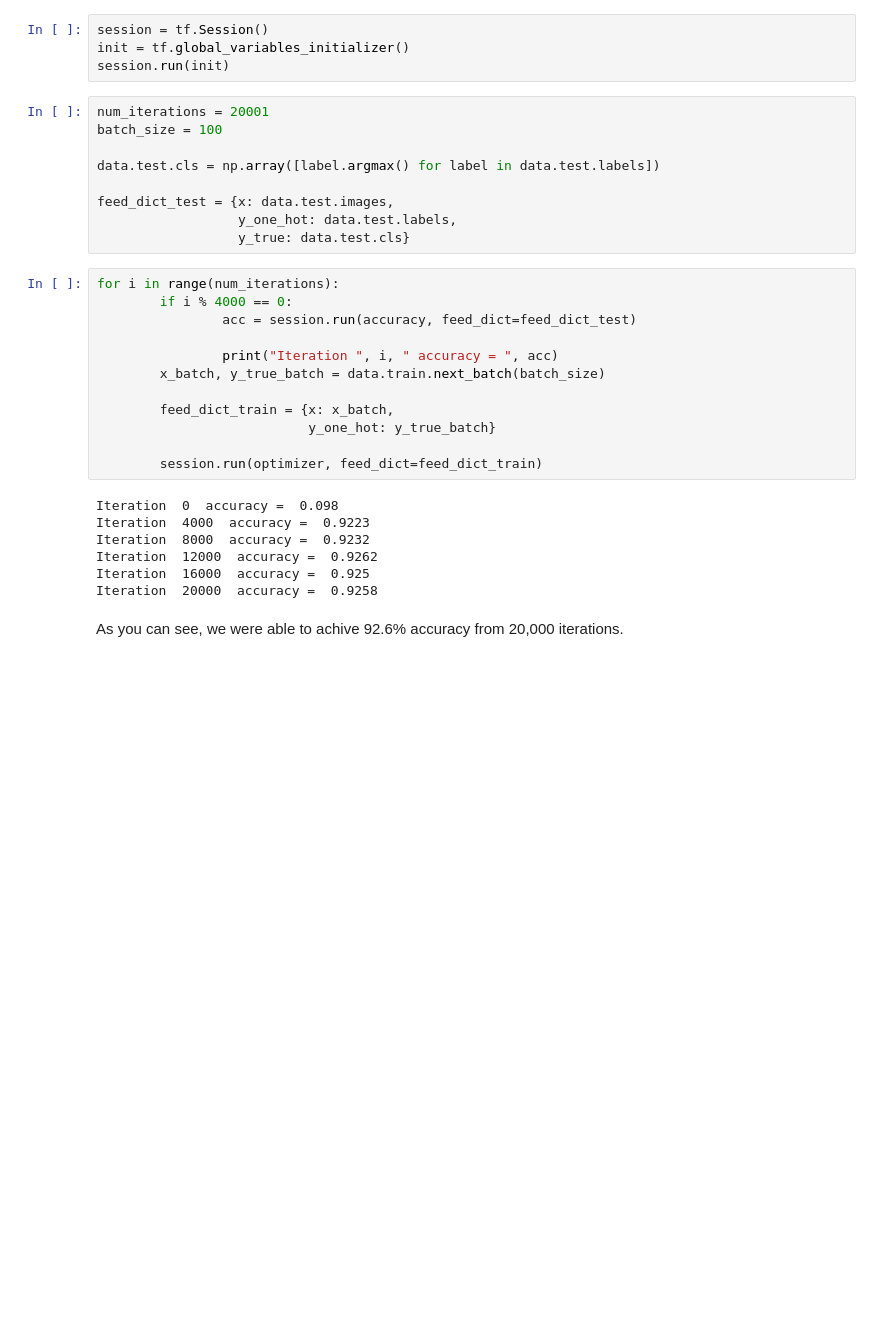
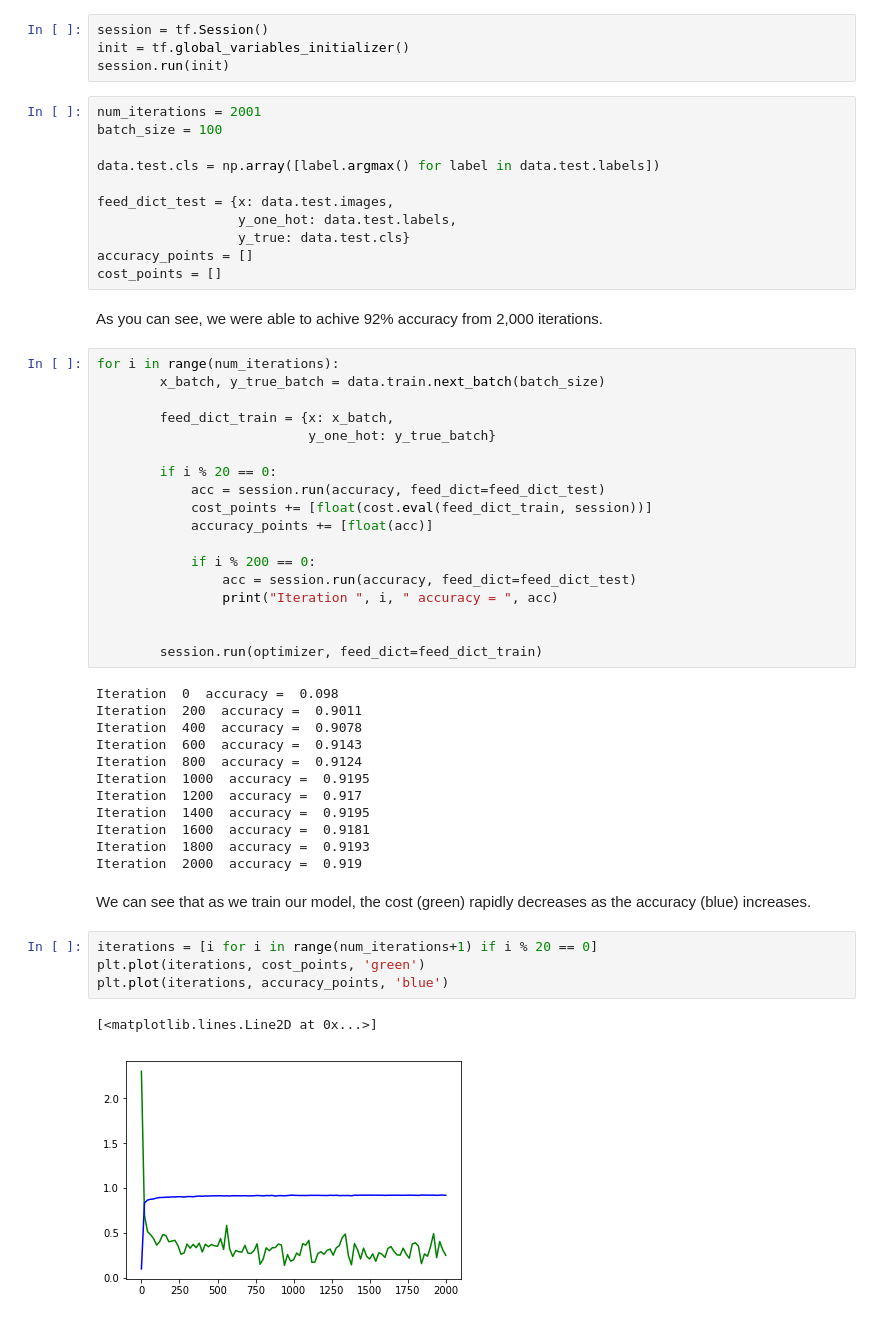
Before and after one commit to teppster/SLM-tf, a Jupyter notebook: SLM.ipynb, the cells around one changed output. Drawn from its saved outputs; the diff is of its cells as text; blank space fills up the shorter version.

Commit message:
Added new plots

```diff
--- a/SLM.ipynb
+++ b/SLM.ipynb
@@ -177,7 +177,7 @@ session = tf.Session()
 init = tf.global_variables_initializer()
 session.run(init)
 # %%
-num_iterations = 20001
+num_iterations = 2001
 batch_size = 100
 
 data.test.cls = np.array([label.argmax() for label in data.test.labels])
@@ -185,24 +185,46 @@ data.test.cls = np.array([label.argmax() for label in data.test.labels])
 feed_dict_test = {x: data.test.images,
                   y_one_hot: data.test.labels,
                   y_true: data.test.cls}
+accuracy_points = []
+cost_points = []
+# %% [markdown]
+As you can see, we were able to achive 92% accuracy from 2,000 iterations.
 # %%
 for i in range(num_iterations):
-        if i % 4000 == 0:
-                acc = session.run(accuracy, feed_dict=feed_dict_test)
-
-                print("Iteration ", i, " accuracy = ", acc)
         x_batch, y_true_batch = data.train.next_batch(batch_size)
 
         feed_dict_train = {x: x_batch,
                            y_one_hot: y_true_batch}
 
+        if i % 20 == 0:
+            acc = session.run(accuracy, feed_dict=feed_dict_test)
+            cost_points += [float(cost.eval(feed_dict_train, session))]
+            accuracy_points += [float(acc)]
+
+            if i % 200 == 0:
+                acc = session.run(accuracy, feed_dict=feed_dict_test)
+                print("Iteration ", i, " accuracy = ", acc)
+
+
         session.run(optimizer, feed_dict=feed_dict_train)
 # %% [output]
 Iteration  0  accuracy =  0.098
-Iteration  4000  accuracy =  0.9223
-Iteration  8000  accuracy =  0.9232
-Iteration  12000  accuracy =  0.9262
-Iteration  16000  accuracy =  0.925
-Iteration  20000  accuracy =  0.9258
+Iteration  200  accuracy =  0.9011
+Iteration  400  accuracy =  0.9078
+Iteration  600  accuracy =  0.9143
+Iteration  800  accuracy =  0.9124
+Iteration  1000  accuracy =  0.9195
+Iteration  1200  accuracy =  0.917
+Iteration  1400  accuracy =  0.9195
+Iteration  1600  accuracy =  0.9181
+Iteration  1800  accuracy =  0.9193
+Iteration  2000  accuracy =  0.919
-# %% [markdown]
-As you can see, we were able to achive 92.6% accuracy from 20,000 iterations.
+# %% [markdown]
+We can see that as we train our model, the cost (green) rapidly decreases as the accuracy (blue) increases.
+# %%
+iterations = [i for i in range(num_iterations+1) if i % 20 == 0]
+plt.plot(iterations, cost_points, 'green')
+plt.plot(iterations, accuracy_points, 'blue')
+# %% [output]
+[<matplotlib.lines.Line2D at 0x...>]
+[figure, added]
```
Also changed, not shown: parts of 3 cells of this notebook.
